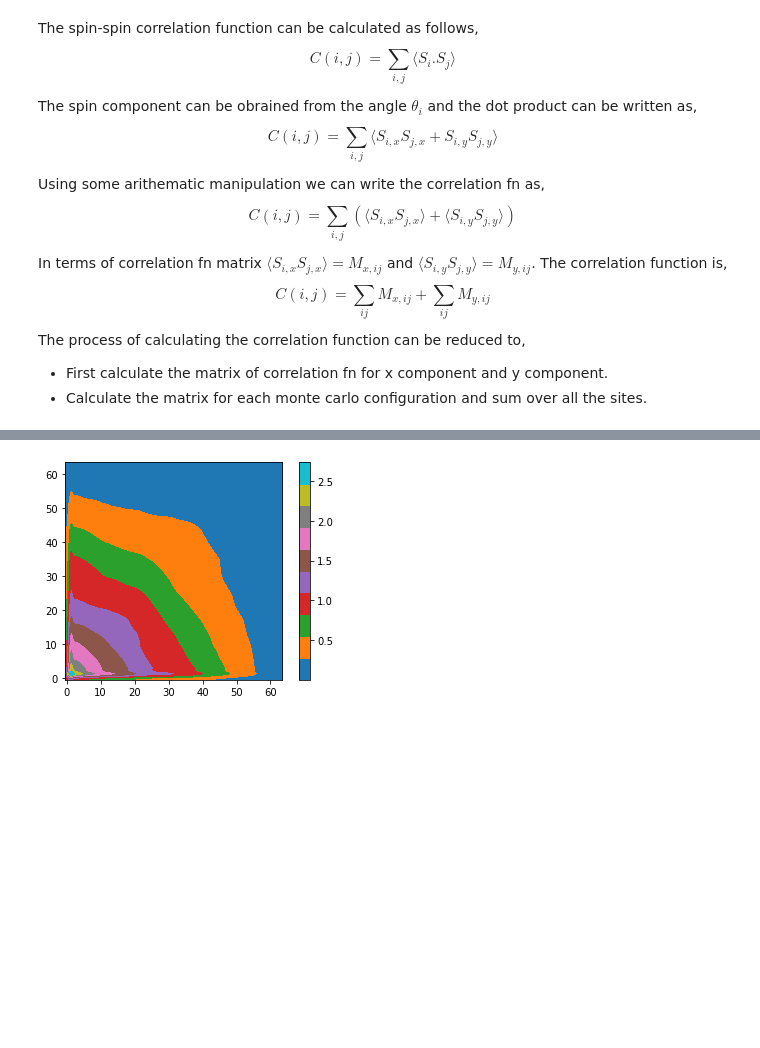
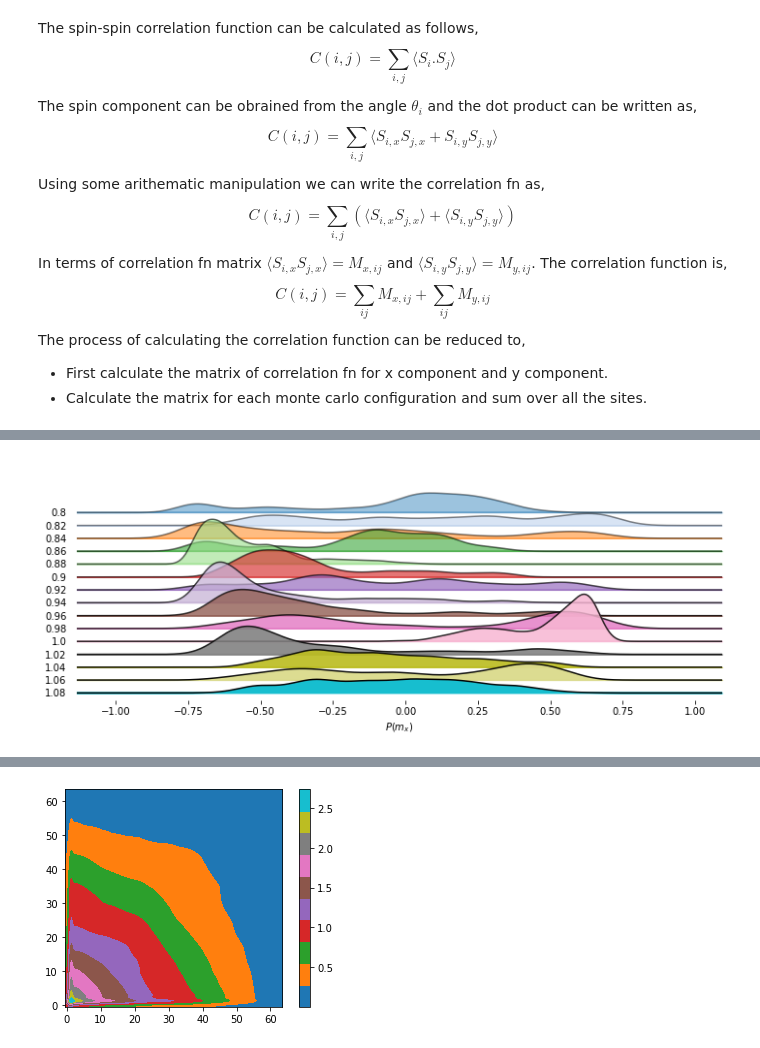
Before and after one commit to Shashi1a/xymodel, a Jupyter notebook: eqobservables.ipynb, the cells around one changed output, grey strips where cells are left out. Cells and saved outputs as stored; diff of their text form; code cells hidden in the pictures; blank space fills up the shorter version.

```diff
--- a/eqobservables.ipynb
+++ b/eqobservables.ipynb
@@ -84,6 +84,7 @@ class Fileload:
             self.files[j], header=None, index_col=[0], sep='\t')
         data_ti = data_ti.dropna(axis=1)
         data_ti.columns = [f'theta{i}' for i in range(self.n_sites)]
+        self.n_mc = data_ti.shape[0]
         self.df = data_ti
 
 
@@ -185,7 +186,7 @@ class ObservableDef(Fileload):
 
         return cmat
 # %%
-L = 64
+L = 24
 fpattern=f'noquen*sweep*{L}*.dat'
 file_path = "./"
 
@@ -206,0 +222,34 @@ cmt = obse.averagedcf()
+# %%
+mc_data =  pd.DataFrame()
+for j in obse.files:
+    obse.loaddata(j)
+    obse.componentsxsy()
+    tmp_temp = j*np.ones(obse.n_mc)
+    avg_my = obse.data_sy.mean(axis=1)
+    avg_mx = obse.data_sx.mean(axis=1)
+    temp_df = pd.DataFrame({'temp':tmp_temp,
+                            'mx':avg_mx,'my':avg_my})
+    mc_data = pd.concat([mc_data,temp_df])
+mc_data['m2'] = mc_data.mx **2 + mc_data.my**2
+# %%
+from matplotlib import cm
+from joypy import joyplot
+'''
+palette = cm.tab20
+g = sns.FacetGrid(data=mc_data[mc_data.temp<1.0],hue='temp',row='temp',aspect=8,height=1.5,sharex=True,sharey=True)
+g.map_dataframe(sns.kdeplot,"mx")
+g.map_dataframe(sns.kdeplot,"mx",fill=True)
+#g.set_titles("")
+g.set(yticks=[])
+g.despine(left=True)
+plt.subplots_adjust(hspace=0.00001)#,wspace=-2.0)
+
+plt.show()
+'''
+
+joyplot(data=mc_data[mc_data.temp<1.1], by='temp',column="mx", colormap=cm.tab20, fade=True, figsize=(10, 4))
+plt.xlabel(r'$P(m_{x})$')
+
+plt.show()
+# %% [output]
+[figure, added]
```
Also changed, not shown: parts of 6 cells of this notebook.
